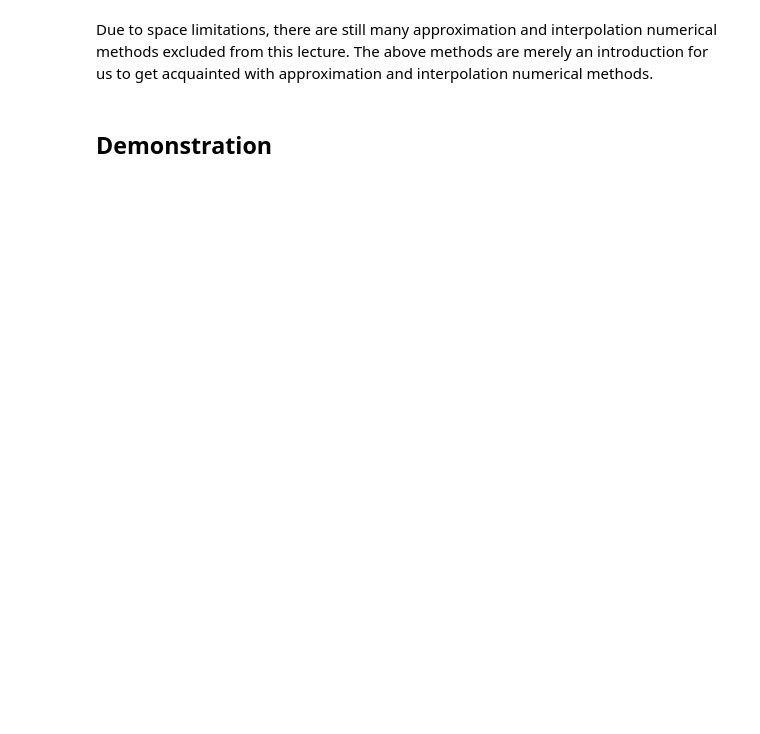
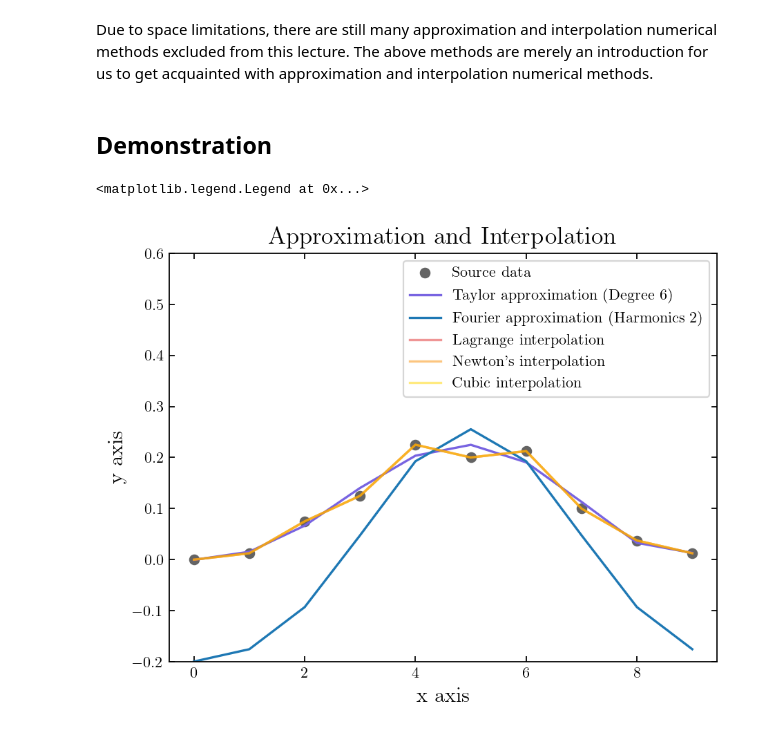
Before and after one commit to Photonico/Computational_Physics_Topics, a Jupyter notebook: Data Manipulation and Analysis/Approximation and Interpolation.ipynb, the cells around one changed output. Cells and saved outputs as stored; diff of their text form; code cells hidden in the pictures; blank space fills up the shorter version.

```diff
--- a/Data Manipulation and Analysis/Approximation and Interpolation.ipynb
+++ b/Data Manipulation and Analysis/Approximation and Interpolation.ipynb
@@ -161,3 +170,78 @@ d &= f(0) \\
 Due to space limitations, there are still many approximation and interpolation numerical methods excluded from this lecture. The above methods are merely an introduction for us to get acquainted with approximation and interpolation numerical methods.
 # %% [markdown]
 ## Demonstration
+# %%
+import numpy as np
+import matplotlib.pyplot as plt
+from scipy.interpolate import CubicSpline, lagrange
+
+#y_source = np.loadtxt('../Store/data.dat', unpack=True)
+y_source = np.array([0., 0.0125, 0.075, 0.125, 0.225, 0.2, 0.2125, 0.1, 0.0375, 0.0125])
+x_source = np.arange(0, len(y_source))
+
+def source_function(x_data):
+    return y_source[x_data]
+
+# Taylor Approximation
+def taylor_approximation(x_data, degree):
+    coefficients = np.polyfit(x_data, [source_function(x) for x in x_data], degree)
+    polynomial = np.poly1d(coefficients)
+    return polynomial(x_data)
+
+approximation_degree = 6
+
+# Fourier Approximation
+def fourier_approximation(x_data, num_harmonics):
+    n = len(x_data)
+    harmonics = np.arange(1, num_harmonics + 1).reshape(-1, 1)
+    x_data = x_data.reshape(1, -1)
+    cosine_terms = 2 * np.cos(2 * np.pi * harmonics * x_data / n)
+    coefficients = np.dot(source_function(x_data).flatten(), cosine_terms.T) / n
+    approximation = np.dot(coefficients, cosine_terms)
+    return approximation
+
+num_harmonics = 2
+
+# Lagrange Interpolation
+def lagrange_interpolation(x_data):
+    return lagrange(x_data, [source_function(x) for x in x_data])(x_data)
+
+# Newton's Interpolation
+def newton_interpolation(x_data):
+    n = len(x_data)
+    py = np.zeros([n, n])
+    py[:, 0] = [source_function(x) for x in x_data]
+    for i in range(1, n):
+        for j in range(n - i):
+            py[j][i] = (py[j + 1][i - 1] - py[j][i - 1]) / (x_data[j + i] - x_data[j])
+    p = py[0, 0]
+    for i in range(1, n):
+        p_next = 1.0
+        for j in range(i):
+            p_next *= (x_data - x_data[j])
+        p += py[0, i] * p_next
+    return p
+
+# Cubic Interpolation
+def cubic_interpolation(x_data):
+    cubic_spline = CubicSpline(x_data, [source_function(x) for x in x_data])
+    return cubic_spline(x_data)
+
+plt.figure(dpi=160, figsize=(6.4,4.8))
+params = {"text.usetex": True, "font.family":"serif", "mathtext.fontset":"cm", "axes.titlesize":16, "axes.labelsize":14, "figure.facecolor":"w"}
+plt.tick_params(direction="in", which="both", top=True, right=True, bottom=True, left=True)
+plt.rcParams.update(params)
+
+plt.title("Approximation and Interpolation"); plt.xlabel(r"x axis"); plt.ylabel(r"y axis")
+plt.ylim(-0.2,0.6)
+plt.plot(x_source, source_function(x_source), 'o' , color="#646464", label="Source data")
+plt.plot(x_source, taylor_approximation(x_source, approximation_degree),color="#7864E1", label=f"Taylor approximation (Degree {approximation_degree})")
+plt.plot(x_source, fourier_approximation(x_source, num_harmonics), color="#1E78B4", label=f"Fourier approximation (Harmonics {num_harmonics})")
+plt.plot(x_source, lagrange_interpolation(x_source), color="#E12D2D", alpha=0.5, label="Lagrange interpolation")
+plt.plot(x_source, newton_interpolation(x_source), color="#FA8C00", alpha=0.5, label="Newton's interpolation")
+plt.plot(x_source, cubic_interpolation(x_source), color="#FFD700", alpha=0.5, label="Cubic interpolation")
+
+plt.legend(loc="best")
+# %% [output]
+<matplotlib.legend.Legend at 0x...>
+[figure, added]
```
Also changed, not shown: parts of 1 cell of this notebook, 2 other files.
